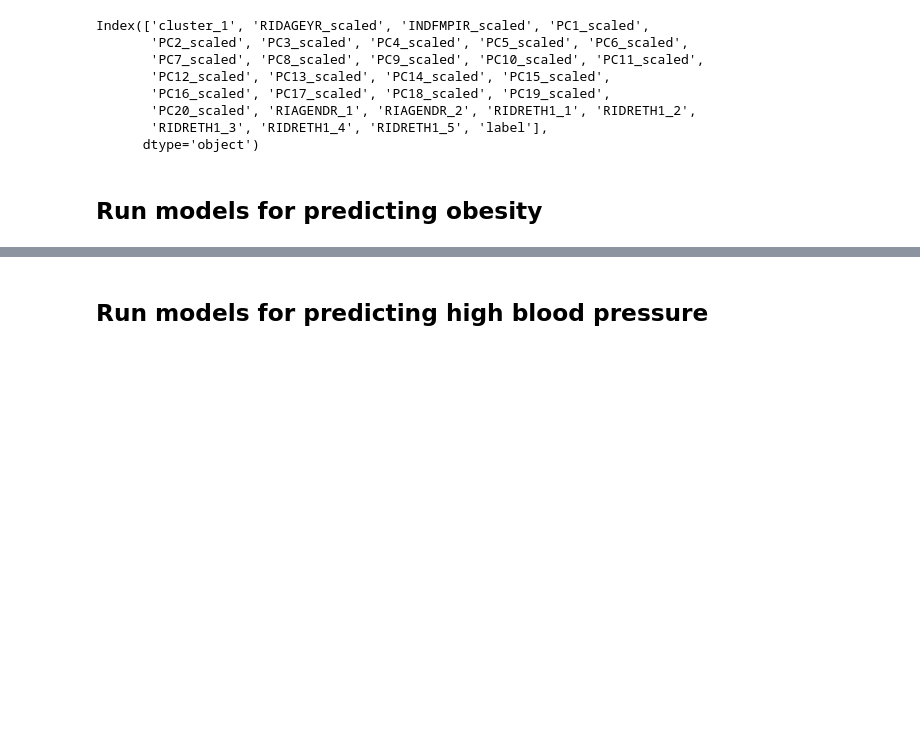
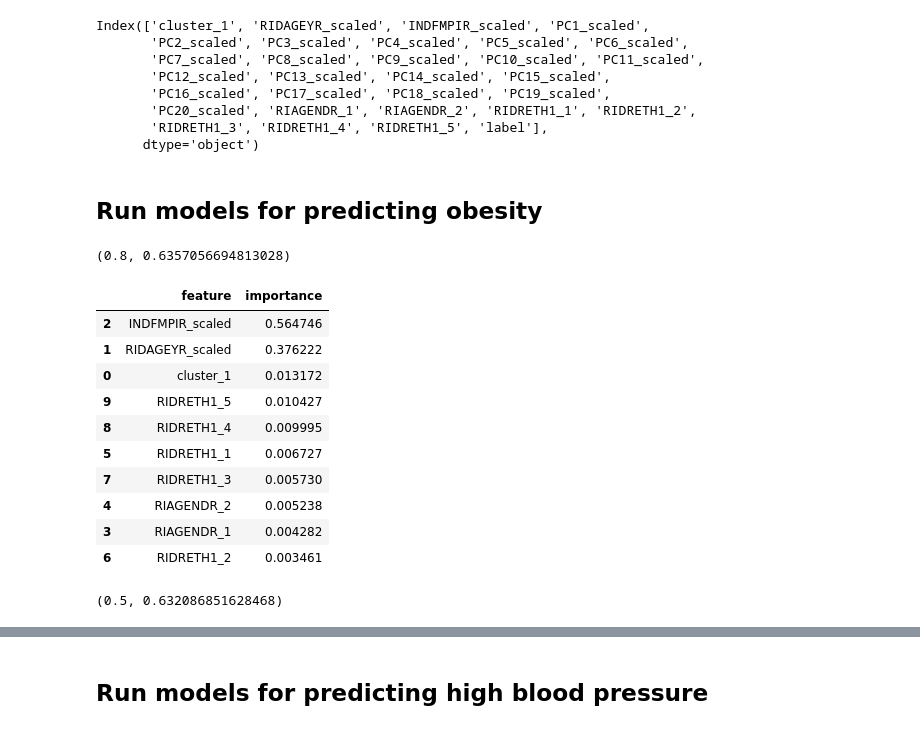
Before and after one commit to erika-tyagi/clustering-nhanes, a Jupyter notebook: process-raw-data/Supervised-classifiers.ipynb, the cells around one changed output, grey strips where cells are left out. Saved outputs shown, nothing was run; the diff lists cells and outputs as text; code cells hidden in the pictures; blank space fills up the shorter version.

```diff
--- a/process-raw-data/Supervised-classifiers.ipynb
+++ b/process-raw-data/Supervised-classifiers.ipynb
@@ -114,0 +138,19 @@ Index(['cluster_1', 'RIDAGEYR_scaled', 'INDFMPIR_scaled', 'PC1_scaled',
+# %%
+find_best_model(rf_o_outputs)
+# %% [output]
+(0.8, 0.6357056694813028)
+# %%
+#display feature imporance for best model:
+rf_o_outputs[3][2]
+# %% [output]
+|  | feature | importance |
+| 2 | INDFMPIR_scaled | 0.564746 |
+| 1 | RIDAGEYR_scaled | 0.376222 |
+| 0 | cluster_1 | 0.013172 |
+| 9 | RIDRETH1_5 | 0.010427 |
+| 8 | RIDRETH1_4 | 0.009995 |
+| 5 | RIDRETH1_1 | 0.006727 |
+| 7 | RIDRETH1_3 | 0.005730 |
+| 4 | RIAGENDR_2 | 0.005238 |
+| 3 | RIAGENDR_1 | 0.004282 |
+| 6 | RIDRETH1_2 | 0.003461 |
@@ -114,0 +165,4 @@ Index(['cluster_1', 'RIDAGEYR_scaled', 'INDFMPIR_scaled', 'PC1_scaled',
+# %%
+find_best_model(svc_o_outputs)
+# %% [output]
+(0.5, 0.632086851628468)
```
Also changed, not shown: parts of 33 cells of this notebook, 1 other file.
